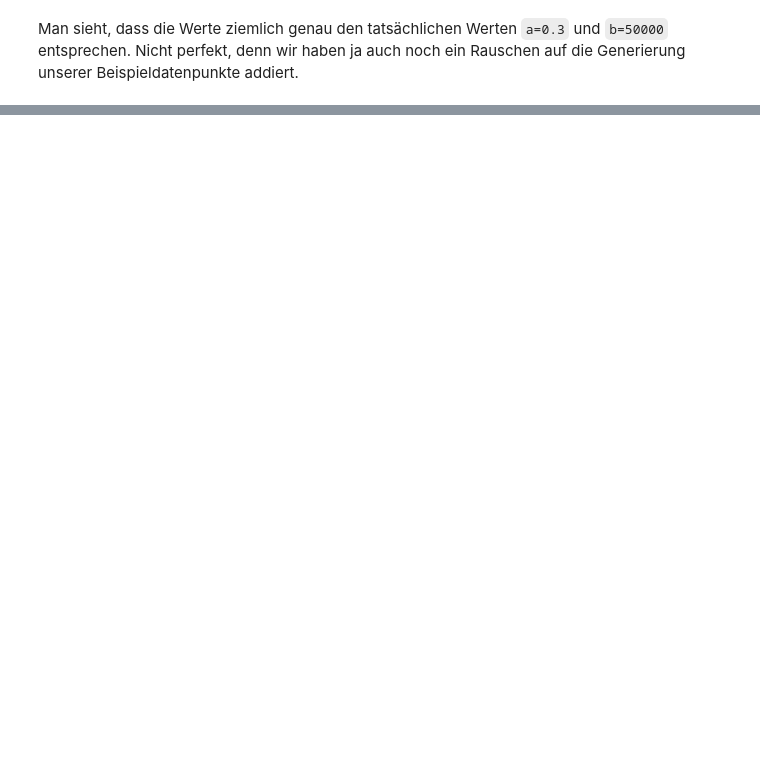
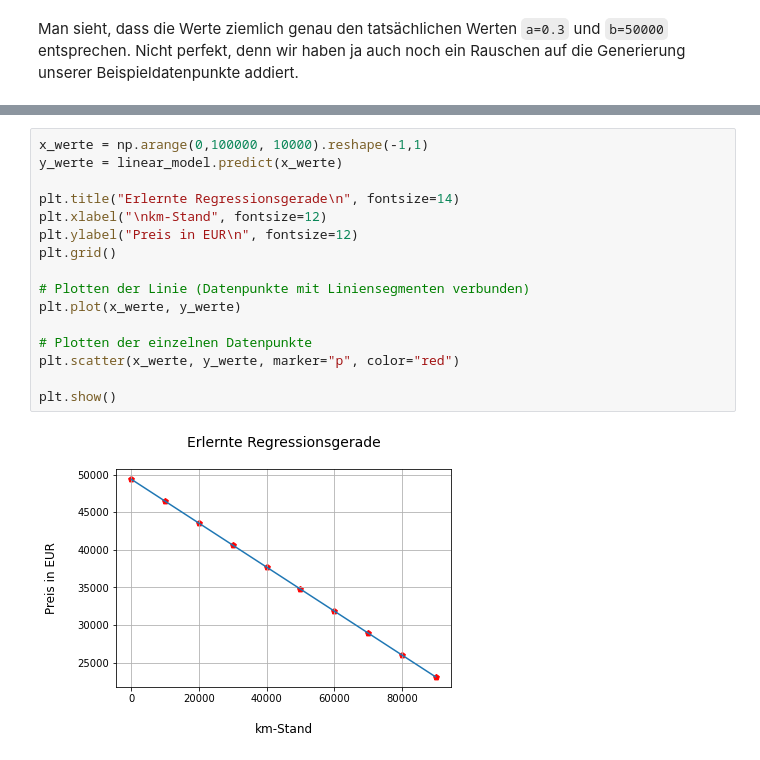
Before and after one commit to juebrauer/book_einstieg_in_ml_mit_scikit-learn, a Jupyter notebook: 04_lineare_regression.ipynb, the cells around one changed output, grey strips where cells are left out. Cells and saved outputs as stored; diff of their text form; blank space fills up the shorter version.

```diff
--- a/04_lineare_regression.ipynb
+++ b/04_lineare_regression.ipynb
@@ -89,0 +118,18 @@ Man sieht, dass die Werte ziemlich genau den tatsächlichen Werten `a=0.3` und `
+# %%
+x_werte = np.arange(0,100000, 10000).reshape(-1,1)
+y_werte = linear_model.predict(x_werte)
+
+plt.title("Erlernte Regressionsgerade\n", fontsize=14)
+plt.xlabel("\nkm-Stand", fontsize=12)
+plt.ylabel("Preis in EUR\n", fontsize=12)
+plt.grid()
+
+# Plotten der Linie (Datenpunkte mit Liniensegmenten verbunden)
+plt.plot(x_werte, y_werte)
+
+# Plotten der einzelnen Datenpunkte
+plt.scatter(x_werte, y_werte, marker="p", color="red")
+
+plt.show()
+# %% [output]
+[figure, added]
```
Also changed, not shown: parts of 65 cells of this notebook.
